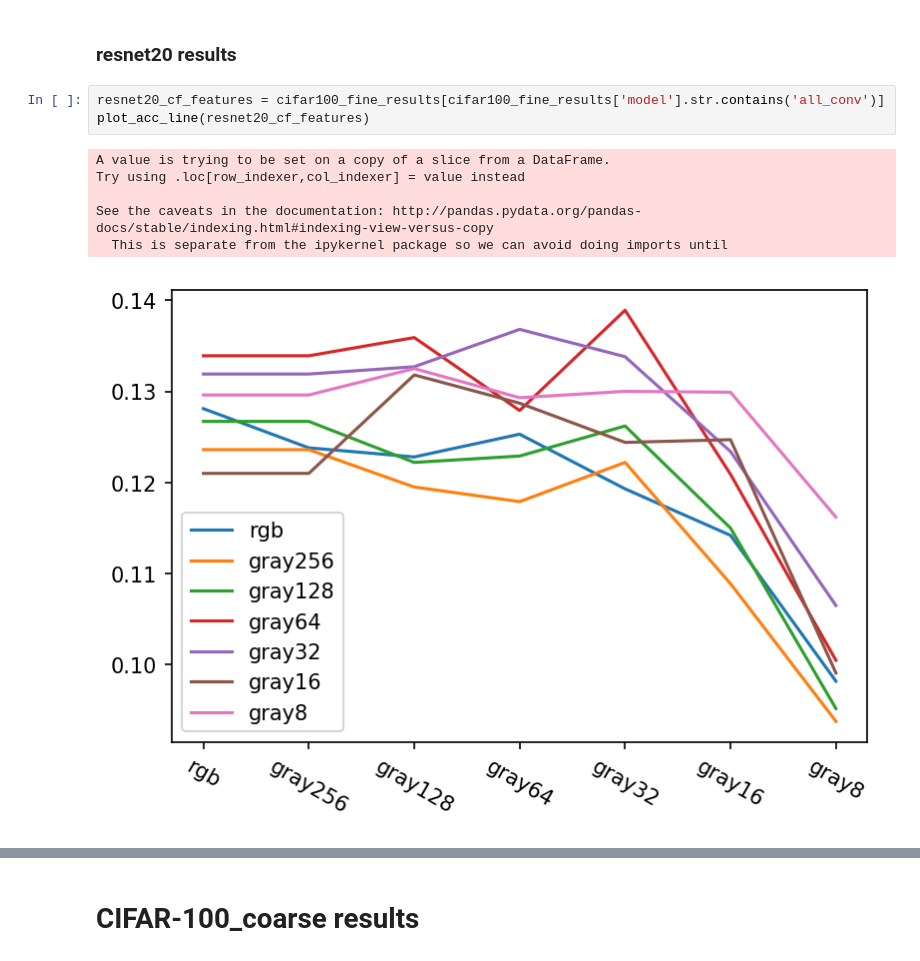
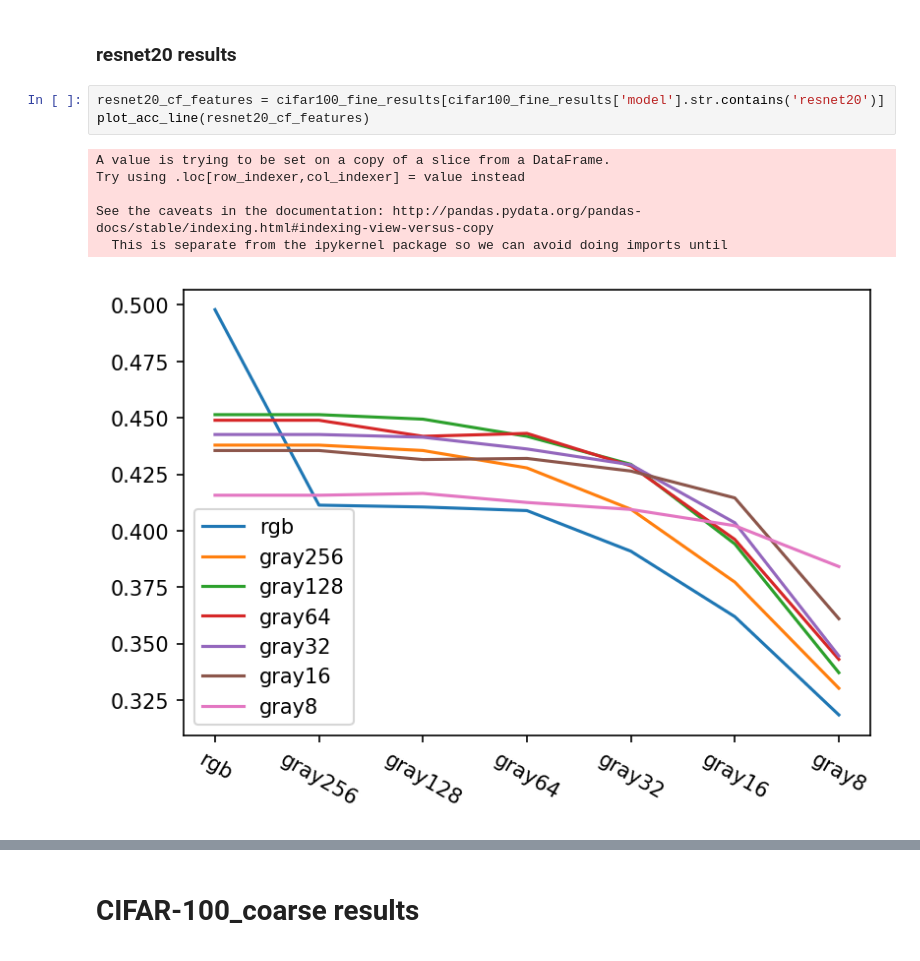
Before and after one commit to tiagosn/cnn_rgb_grayscale, a Jupyter notebook: plots.ipynb, the cells around one changed output, grey strips where cells are left out. Drawn from its saved outputs; the diff is of its cells as text.

```diff
--- a/plots.ipynb
+++ b/plots.ipynb
@@ -198,15 +198,15 @@ sb.boxplot(x='model', y='test_acc', data=all_conv_cf_features[['model', 'test_ac
 # %% [markdown]
 ### resnet20 results
 # %%
-resnet20_cf_features = cifar100_fine_results[cifar100_fine_results['model'].str.contains('all_conv')]
+resnet20_cf_features = cifar100_fine_results[cifar100_fine_results['model'].str.contains('resnet20')]
 plot_acc_line(resnet20_cf_features)
 # %% [output]
 A value is trying to be set on a copy of a slice from a DataFrame.
 Try using .loc[row_indexer,col_indexer] = value instead
 
 See the caveats in the documentation: http://pandas.pydata.org/pandas-docs/stable/indexing.html#indexing-view-versus-copy
   This is separate from the ipykernel package so we can avoid doing imports until
-[figure, old version]
+[figure, new version]
 # %%
 sb.boxplot(x='model', y='test_acc', data=resnet20_cf_features[['model', 'test_acc']], order=CS_ORDER)
 # %% [output]
```
Also changed, not shown: parts of 14 cells of this notebook.
